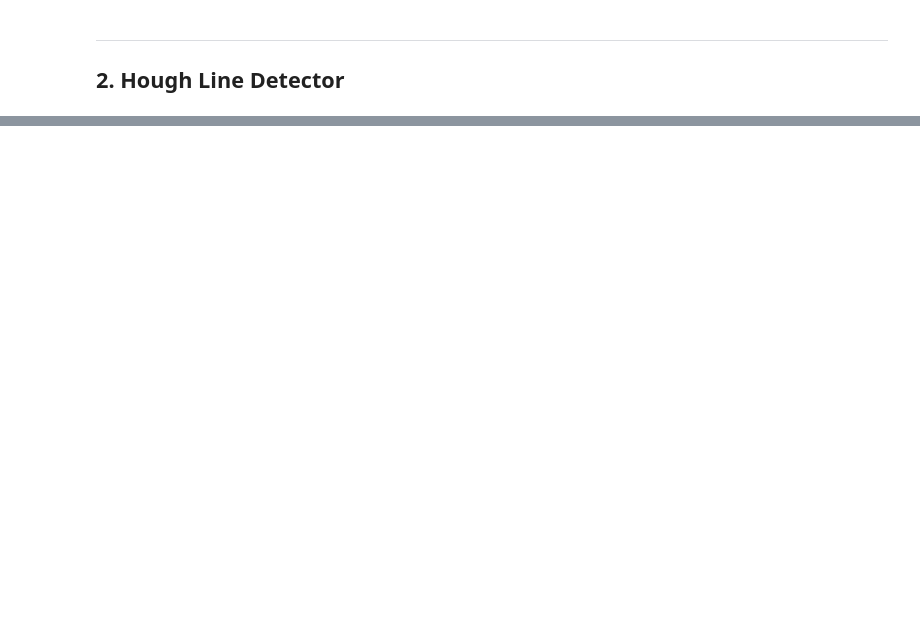
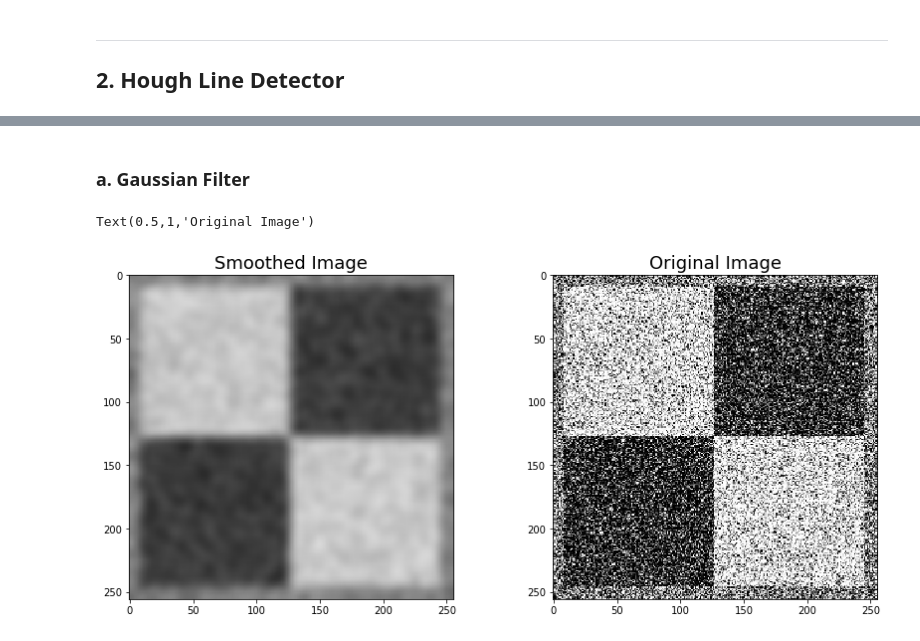
Before and after one commit to brandenwallace/cs6476-cv-1, a Jupyter notebook: PS1/PS1.ipynb, the cells around one changed output, grey strips where cells are left out. Saved outputs shown, nothing was run; the diff lists cells and outputs as text; code cells hidden in the pictures; blank space fills up the shorter version.

```diff
--- a/PS1/PS1.ipynb
+++ b/PS1/PS1.ipynb
@@ -42,0 +46,17 @@ ax[1].imshow(edges)
+# %%
+#### Load Noisy image
+img1n = cv2.imread('ps1-input0-noise.png')
+# %% [markdown]
+### a. Gaussian Filter
+# %%
+# Add Gaussian blur
+img1n_blur = cv2.GaussianBlur(img1n, (17, 17), 4)
+# Plot
+fig, ax = plt.subplots(1, 2)
+ax[0].imshow(img1n_blur)
+ax[0].set_title('Smoothed Image')
+ax[1].imshow(img1n)
+ax[1].set_title('Original Image')
+# %% [output]
+Text(0.5,1,'Original Image')
+[figure, added]
```
Also changed, not shown: parts of 23 cells of this notebook.
